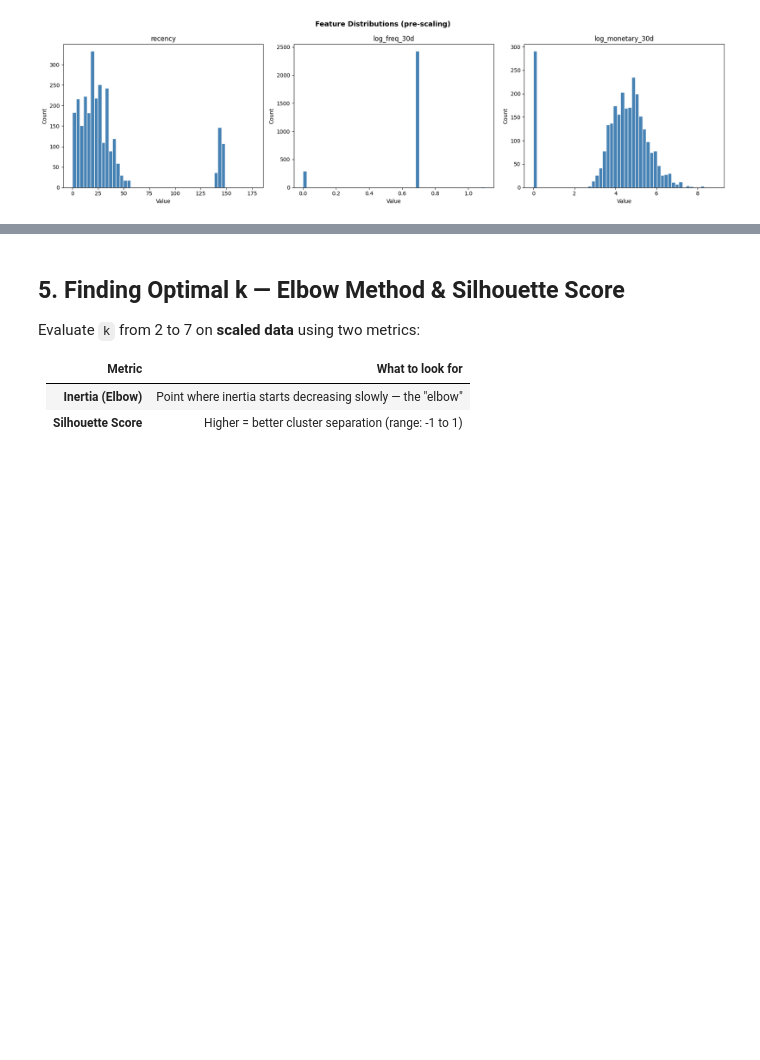
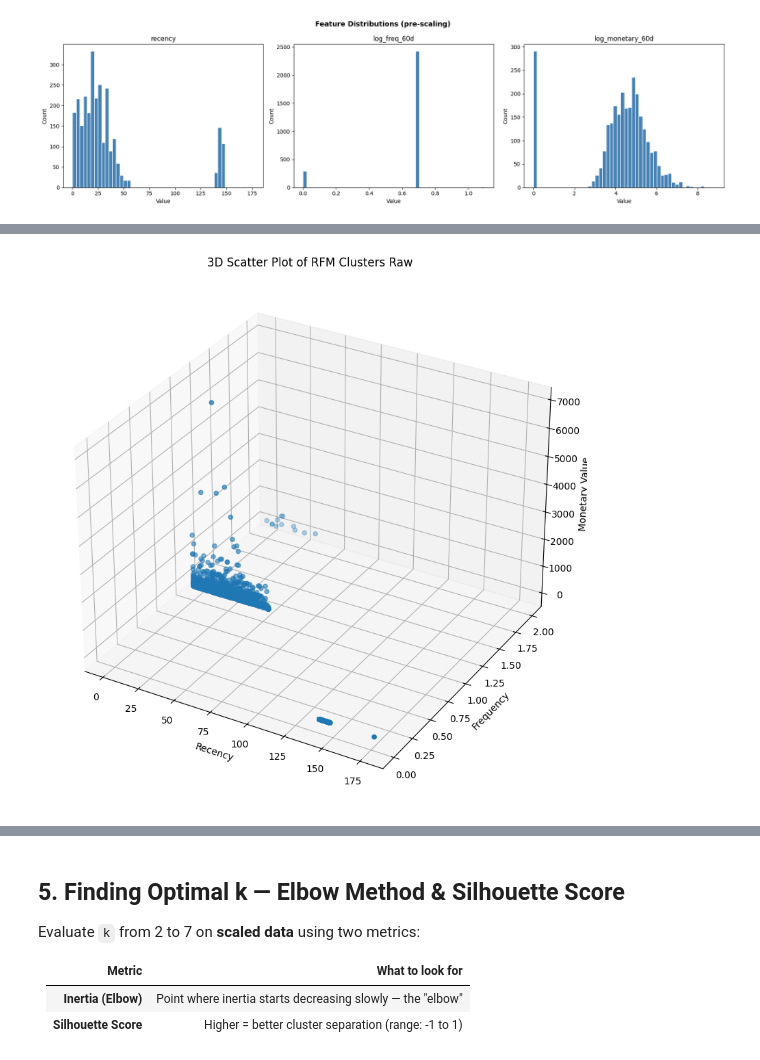
Before and after one commit to marchhygge/airflow-server, a Jupyter notebook: plugins/services/ml/notebooks/kmeans_training_model.ipynb, the cells around one changed output, grey strips where cells are left out. Cells and saved outputs as stored; diff of their text form; code cells hidden in the pictures; blank space fills up the shorter version.

```diff
--- a/plugins/services/ml/notebooks/kmeans_training_model.ipynb
+++ b/plugins/services/ml/notebooks/kmeans_training_model.ipynb
@@ -246,4 +268,26 @@ min      -1.095        -0.693            -3.465
 50%       0.000         0.000             0.000
 75%       0.524         0.000             0.471
 max       7.333         0.405             3.298
+# %%
+# 3D Scatter Plot of RFM Clusters Raw
+df_scaled = pd.DataFrame(pre_norm, columns=['recency', 'freq_60d', 'monetary_60d'])
+
+fig = plt.figure(figsize=(10, 18))
+
+ax = fig.add_subplot(111, projection='3d')
+scatter = ax.scatter(
+    df_scaled['recency'].astype(float),
+    df_scaled['freq_60d'].astype(float),
+    df_scaled['monetary_60d'].astype(float)
+)
+
+ax.set_zlabel('Monetary Value')
+ax.set_xlabel('Recency')
+ax.set_ylabel('Frequency')
+
+ax.set_title('3D Scatter Plot of RFM Clusters Raw')
+
+plt.show()
+# %% [output]
+[figure, added]
 # %%
```
Also changed, not shown: parts of 20 cells of this notebook.
